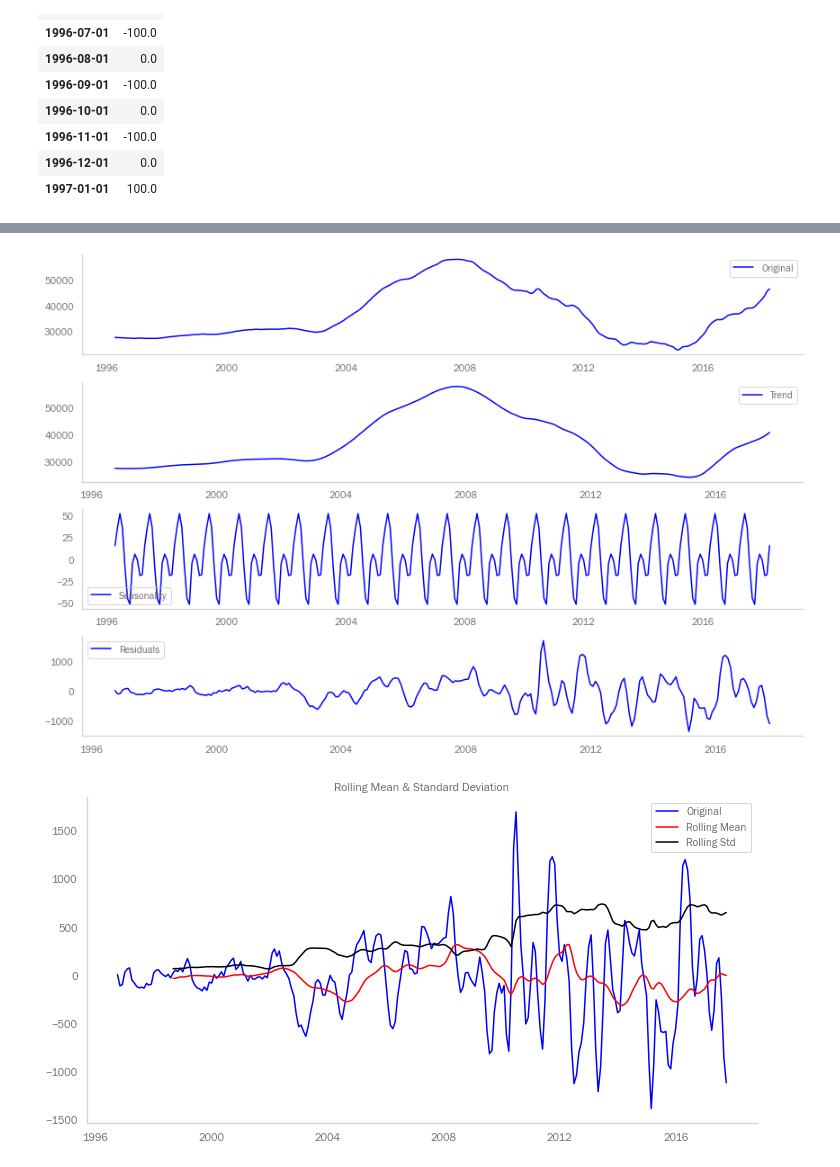
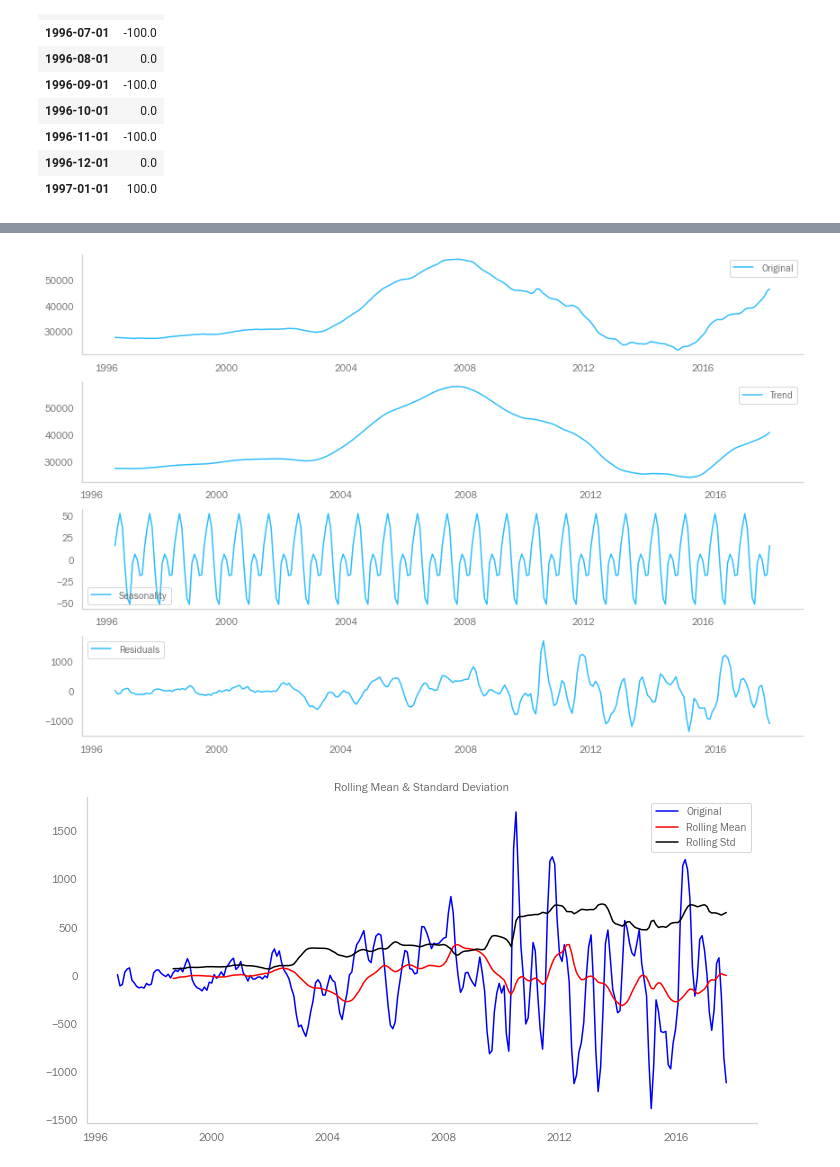
Before and after one commit to melodygr/Time_Series_project, a Jupyter notebook: Time_Series_Project.ipynb, the cells around one changed output, grey strips where cells are left out. Drawn from its saved outputs; the diff is of its cells as text; code cells hidden in the pictures.

```diff
--- a/Time_Series_Project.ipynb
+++ b/Time_Series_Project.ipynb
@@ -811,30 +810,31 @@ dtype: float64
 # %%
 # Import and apply seasonal_decompose()
 from statsmodels.tsa.seasonal import seasonal_decompose
 decomposition = seasonal_decompose(Philly_melted)#(np.log(Philly_melted))
 
 # Gather the trend, seasonality, and residuals
 trend = decomposition.trend
 seasonal = decomposition.seasonal
 residual = decomposition.resid
 
 # Plot gathered statistics
 plt.figure(figsize=(12,8))
 plt.subplot(411)
-plt.plot(Philly_melted, label='Original', color='blue')#np.log(ts)
+plt.plot(Philly_melted, label='Original')#np.log(ts)
 plt.legend(loc='best')
 plt.subplot(412)
-plt.plot(trend, label='Trend', color='blue')
+plt.plot(trend, label='Trend')
 plt.legend(loc='best')
 plt.subplot(413)
-plt.plot(seasonal,label='Seasonality', color='blue')
+plt.plot(seasonal,label='Seasonality')
 plt.legend(loc='best')
 plt.subplot(414)
-plt.plot(residual, label='Residuals', color='blue')
+plt.plot(residual, label='Residuals')
 plt.legend(loc='best')
+plt.savefig('images/decomposition.png')
 plt.tight_layout()
 # %% [output]
-[figure, old version]
+[figure, new version]
 # %%
 # Drop missing values from residuals
 Philly_residuals = residual
```
Also changed, not shown: parts of 58 cells of this notebook, 8 other files.
